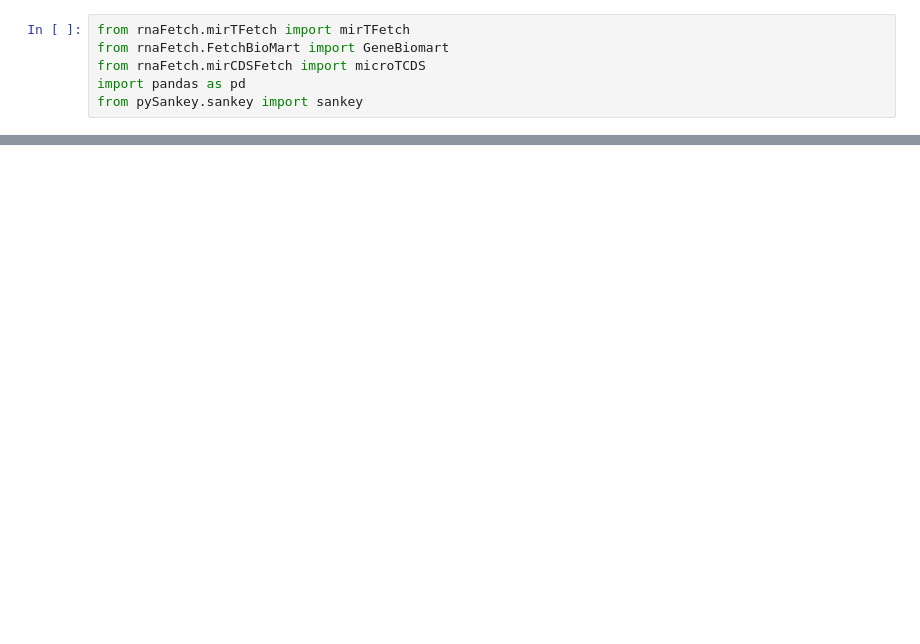
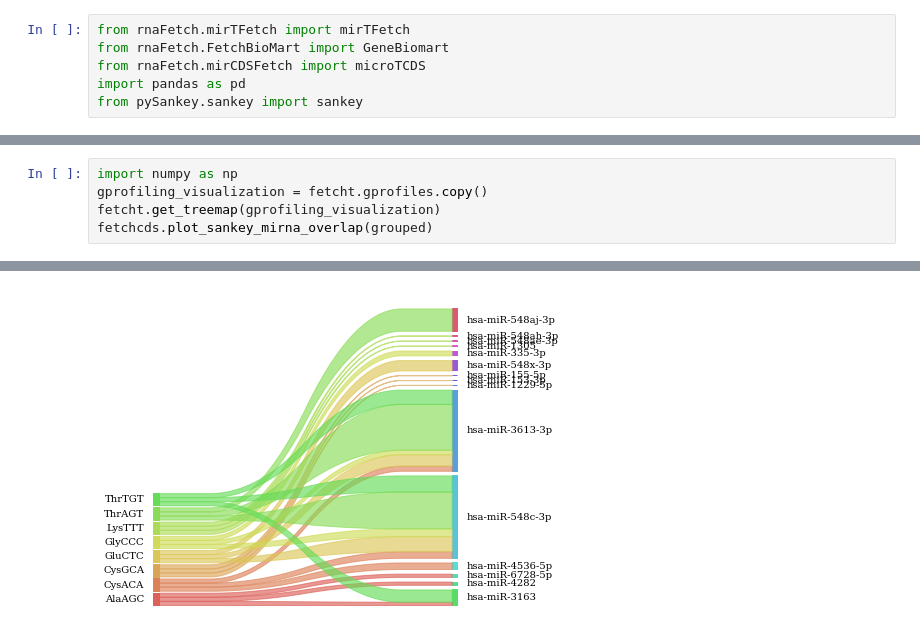
Before and after one commit to mouzkolit/miRFetch, a Jupyter notebook: trial_new_mitD_package.ipynb, the cells around one changed output, grey strips where cells are left out. Saved outputs shown, nothing was run; the diff lists cells and outputs as text; blank space fills up the shorter version.

```diff
--- a/trial_new_mitD_package.ipynb
+++ b/trial_new_mitD_package.ipynb
@@ -52,0 +79,6 @@ fetcht.get_treemap(gprofiling_visualization)
+# %%
+import numpy as np
+gprofiling_visualization = fetcht.gprofiles.copy()
+fetcht.get_treemap(gprofiling_visualization)
+fetchcds.plot_sankey_mirna_overlap(grouped)
+# %% [output]
@@ -52,0 +86 @@ fetcht.get_treemap(gprofiling_visualization)
+[figure, added]
```
Also changed, not shown: parts of 6 cells of this notebook, 3 other files.
